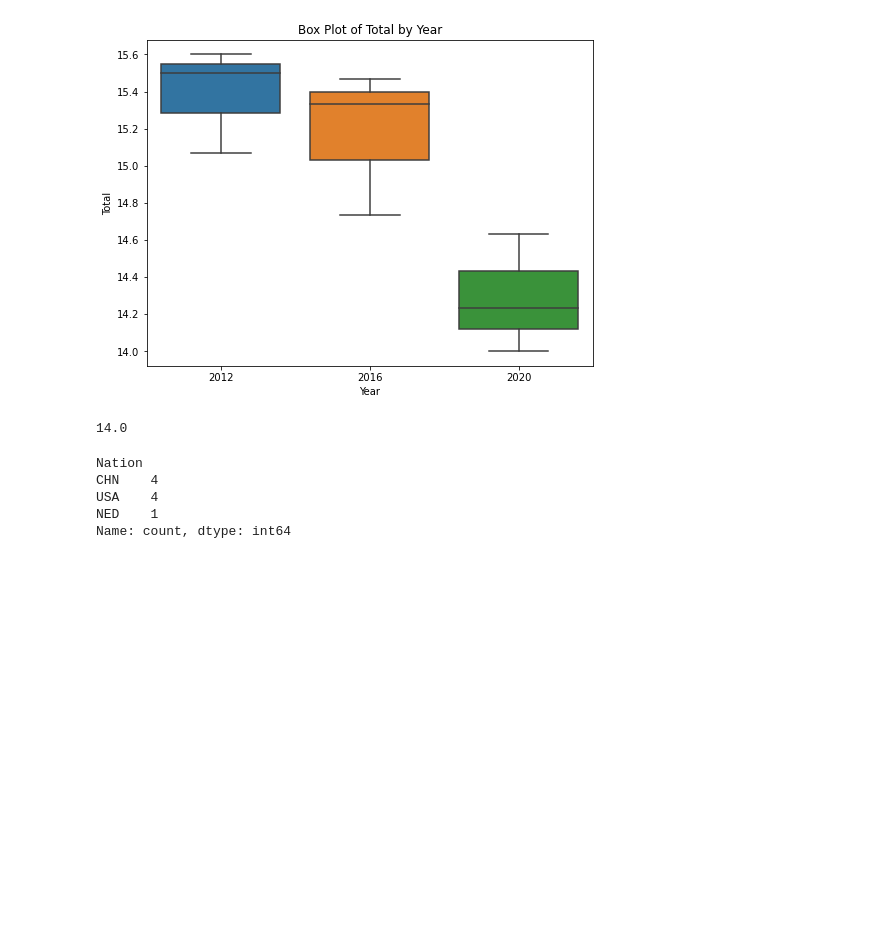
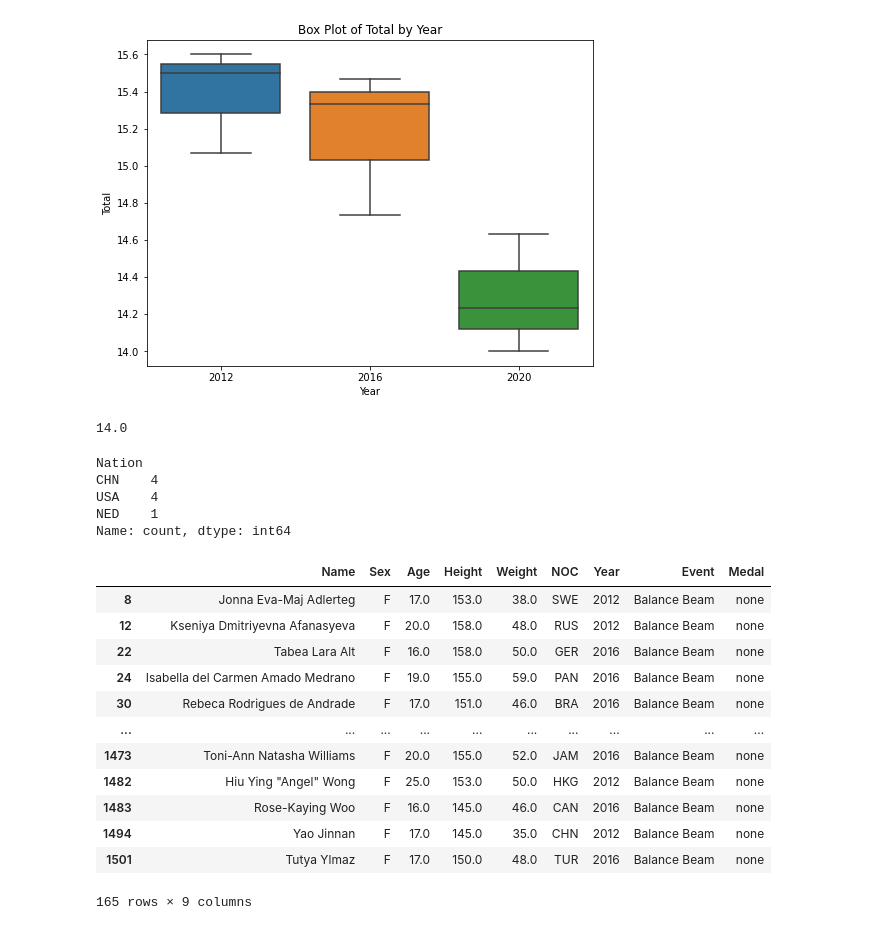
Before and after one commit to RyanJTalbot/MSDS, a Jupyter notebook: Core/Data Mining Foundations/Data Mining Project/Project/competition_gym2023/EDA/olympics/women/womenbb.ipynb, the cells around one changed output. Drawn from its saved outputs; the diff is of its cells as text; code cells hidden in the pictures; blank space fills up the shorter version.

Commit message:
Update data mining proj

```diff
--- a/Core/Data Mining Foundations/Data Mining Project/Project/competition_gym2023/EDA/olympics/women/womenbb.ipynb
+++ b/Core/Data Mining Foundations/Data Mining Project/Project/competition_gym2023/EDA/olympics/women/womenbb.ipynb
@@ -3,4 +3,5 @@ import pandas as pd
 import numpy as np
 # %%
 df = pd.read_csv('../../../Cleaning/olympics/womens/cleaned_womens2012to2020bb')
+bb = pd.read_csv('../../../kaggle-data/olympics_w_bb.csv')
 # %%
@@ -75,3 +82,26 @@ CHN    4
 USA    4
 NED    1
 Name: count, dtype: int64
+# %%
+years_to_filter = [2016, 2012, 2020]
+
+# Create a new DataFrame for the specified years
+filtered_df = bb[bb['Year'].isin(years_to_filter)]
+# %%
+bb = filtered_df.copy()
+# %%
+bb
+# %% [output]
+|  | Name | Sex | Age | Height | Weight | NOC | Year | Event | Medal |
+| 8 | Jonna Eva-Maj Adlerteg | F | 17.0 | 153.0 | 38.0 | SWE | 2012 | Balance Beam | none |
+| 12 | Kseniya Dmitriyevna Afanasyeva | F | 20.0 | 158.0 | 48.0 | RUS | 2012 | Balance Beam | none |
+| 22 | Tabea Lara Alt | F | 16.0 | 158.0 | 50.0 | GER | 2016 | Balance Beam | none |
+| 24 | Isabella del Carmen Amado Medrano | F | 19.0 | 155.0 | 59.0 | PAN | 2016 | Balance Beam | none |
+| 30 | Rebeca Rodrigues de Andrade | F | 17.0 | 151.0 | 46.0 | BRA | 2016 | Balance Beam | none |
+| ... | ... | ... | ... | ... | ... | ... | ... | ... | ... |
+| 1473 | Toni-Ann Natasha Williams | F | 20.0 | 155.0 | 52.0 | JAM | 2016 | Balance Beam | none |
+| 1482 | Hiu Ying "Angel" Wong | F | 25.0 | 153.0 | 50.0 | HKG | 2012 | Balance Beam | none |
+| 1483 | Rose-Kaying Woo | F | 16.0 | 145.0 | 46.0 | CAN | 2016 | Balance Beam | none |
+| 1494 | Yao Jinnan | F | 17.0 | 145.0 | 35.0 | CHN | 2012 | Balance Beam | none |
+| 1501 | Tutya Ylmaz | F | 17.0 | 150.0 | 48.0 | TUR | 2016 | Balance Beam | none |
+165 rows × 9 columns
```
Also changed, not shown: parts of 8 cells of this notebook, 29 other files.
